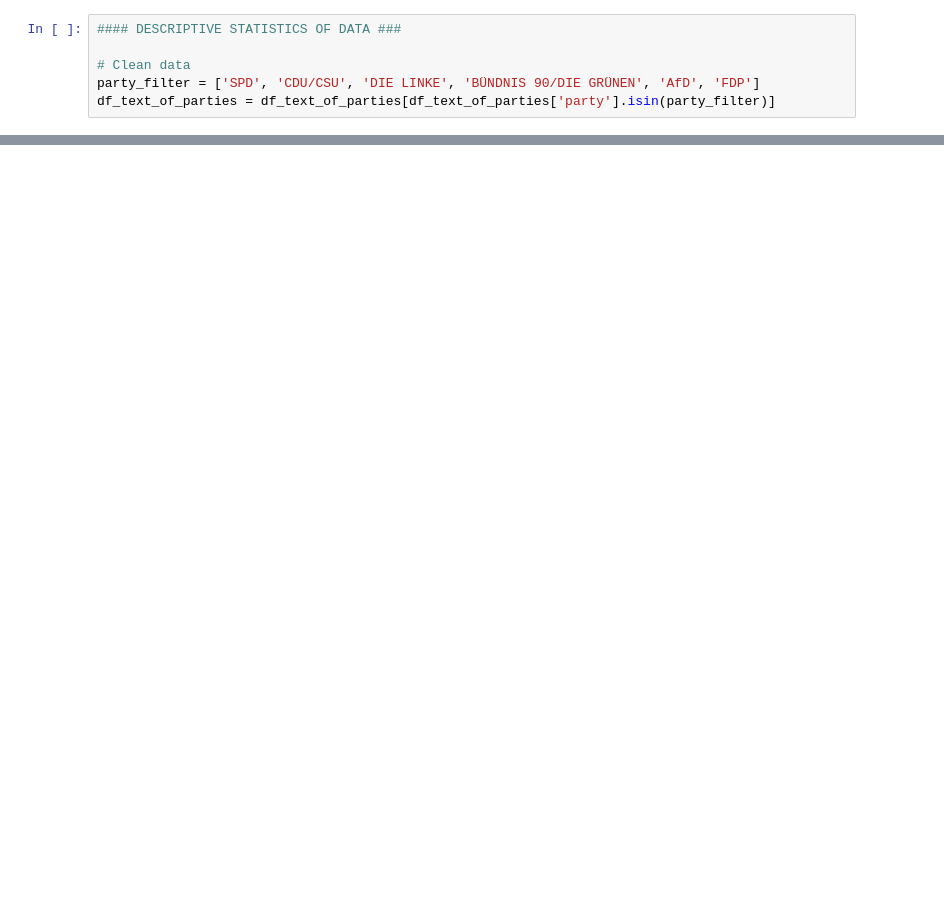
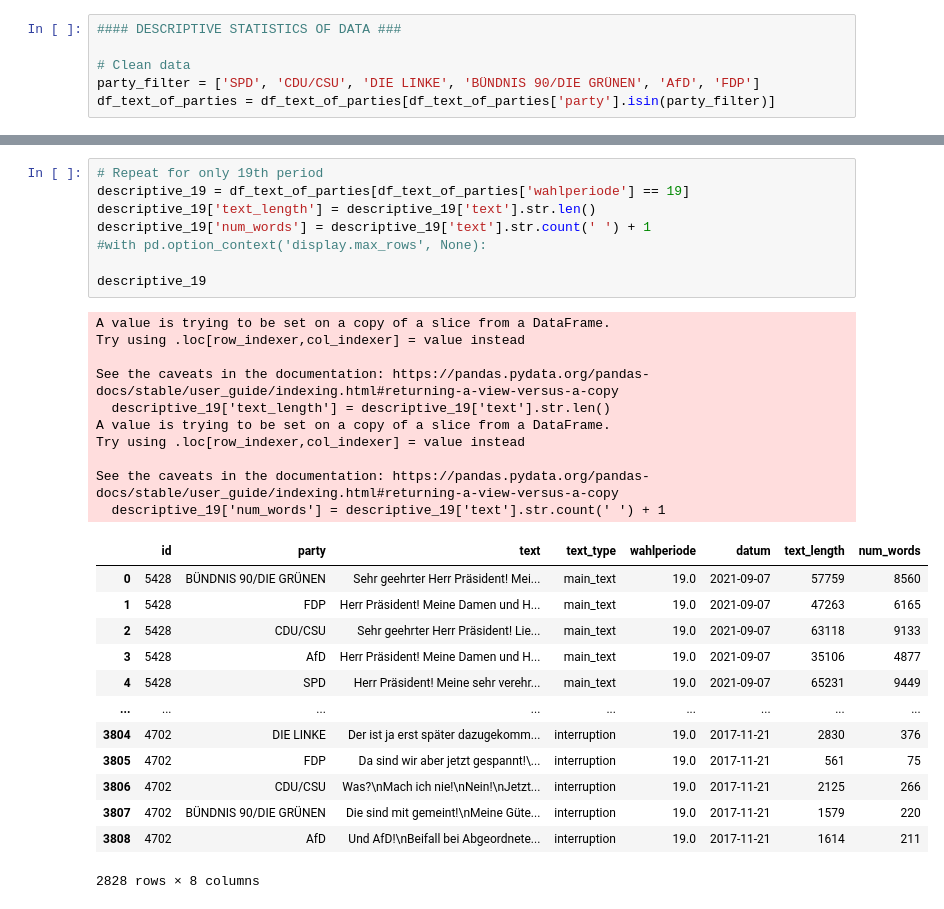
Before and after one commit to PaulaHagen/afd, a Jupyter notebook: start_here.ipynb, the cells around one changed output, grey strips where cells are left out. Cells and saved outputs as stored; diff of their text form; blank space fills up the shorter version.

```diff
--- a/start_here.ipynb
+++ b/start_here.ipynb
@@ -166,3 +185,35 @@ FDP                    interruption      321.653846
 SPD                    interruption      240.270789
                        main_text       14868.374220
 Name: num_words, dtype: float64
+# %%
+# Repeat for only 19th period
+descriptive_19 = df_text_of_parties[df_text_of_parties['wahlperiode'] == 19]
+descriptive_19['text_length'] = descriptive_19['text'].str.len()
+descriptive_19['num_words'] = descriptive_19['text'].str.count(' ') + 1
+#with pd.option_context('display.max_rows', None):
+
+descriptive_19
+# %% [output]
+A value is trying to be set on a copy of a slice from a DataFrame.
+Try using .loc[row_indexer,col_indexer] = value instead
+
+See the caveats in the documentation: https://pandas.pydata.org/pandas-docs/stable/user_guide/indexing.html#returning-a-view-versus-a-copy
+  descriptive_19['text_length'] = descriptive_19['text'].str.len()
+A value is trying to be set on a copy of a slice from a DataFrame.
+Try using .loc[row_indexer,col_indexer] = value instead
+
+See the caveats in the documentation: https://pandas.pydata.org/pandas-docs/stable/user_guide/indexing.html#returning-a-view-versus-a-copy
+  descriptive_19['num_words'] = descriptive_19['text'].str.count(' ') + 1
+|  | id | party | text | text_type | wahlperiode | datum | text_length | num_words |
+| 0 | 5428 | BÜNDNIS 90/DIE GRÜNEN | Sehr geehrter Herr Präsident! Mei... | main_text | 19.0 | 2021-09-07 | 57759 | 8560 |
+| 1 | 5428 | FDP | Herr Präsident! Meine Damen und H... | main_text | 19.0 | 2021-09-07 | 47263 | 6165 |
+| 2 | 5428 | CDU/CSU | Sehr geehrter Herr Präsident! Lie... | main_text | 19.0 | 2021-09-07 | 63118 | 9133 |
+| 3 | 5428 | AfD | Herr Präsident! Meine Damen und H... | main_text | 19.0 | 2021-09-07 | 35106 | 4877 |
+| 4 | 5428 | SPD | Herr Präsident! Meine sehr verehr... | main_text | 19.0 | 2021-09-07 | 65231 | 9449 |
+| ... | ... | ... | ... | ... | ... | ... | ... | ... |
+| 3804 | 4702 | DIE LINKE | Der ist ja erst später dazugekomm... | interruption | 19.0 | 2017-11-21 | 2830 | 376 |
+| 3805 | 4702 | FDP | Da sind wir aber jetzt gespannt!\... | interruption | 19.0 | 2017-11-21 | 561 | 75 |
+| 3806 | 4702 | CDU/CSU | Was?\nMach ich nie!\nNein!\nJetzt... | interruption | 19.0 | 2017-11-21 | 2125 | 266 |
+| 3807 | 4702 | BÜNDNIS 90/DIE GRÜNEN | Die sind mit gemeint!\nMeine Güte... | interruption | 19.0 | 2017-11-21 | 1579 | 220 |
+| 3808 | 4702 | AfD | Und AfD!\nBeifall bei Abgeordnete... | interruption | 19.0 | 2017-11-21 | 1614 | 211 |
+2828 rows × 8 columns
```
Also changed, not shown: parts of 11 cells of this notebook, 9 other files.
